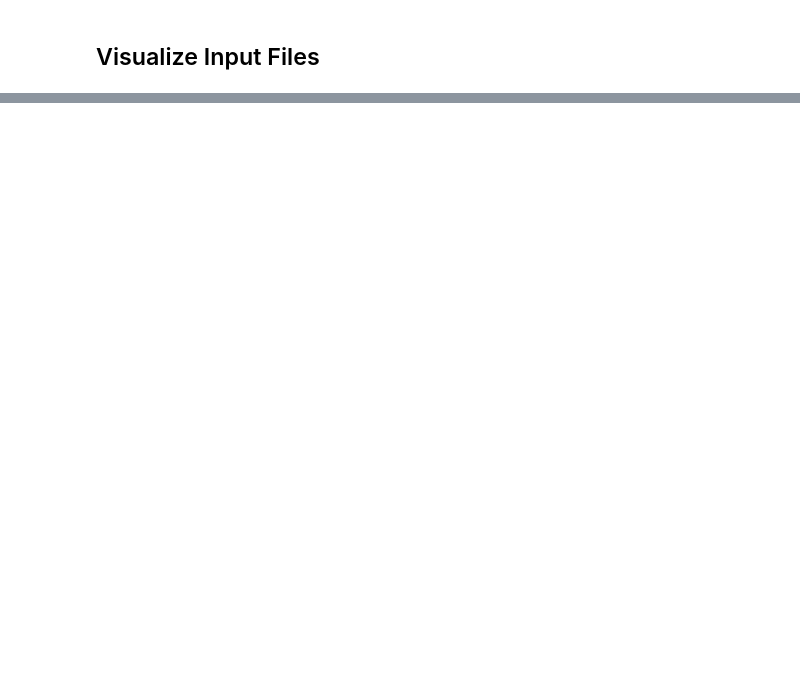
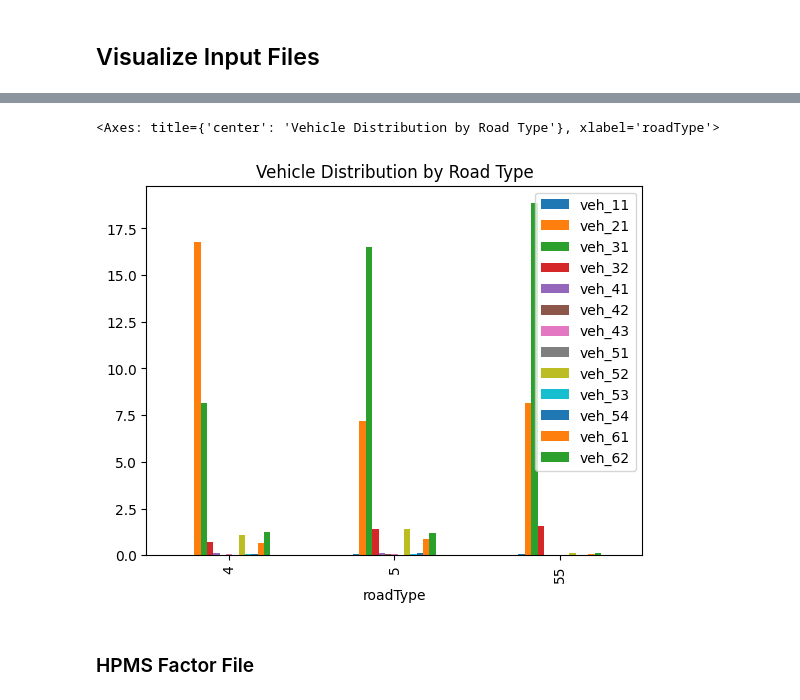
Before and after one commit to jlillywhiteMAG/MOVES_Input_Creation, a Jupyter notebook: MOVES_Input_File_Preparation_DRAFT.ipynb, the cells around one changed output, grey strips where cells are left out. Drawn from its saved outputs; the diff is of its cells as text; code cells hidden in the pictures; blank space fills up the shorter version.

```diff
--- a/MOVES_Input_File_Preparation_DRAFT.ipynb
+++ b/MOVES_Input_File_Preparation_DRAFT.ipynb
@@ -67,0 +90,9 @@ county_df = pd.read_csv(county_filepath)
+# %%
+#Mix File, filtered to year and grouped by road type across all counties
+mix_df = mix_df.drop(columns=['Index','GeoID_WFRC','GeoID_text','dummy','Total'])
+mix_df_filtered = mix_df.loc[(mix_df['Year']==year)]
+mix_df_filtered = mix_df_filtered.apply(pd.to_numeric)
+mix_df_filtered = mix_df_filtered.groupby(['roadType']).sum()
+mix_df_filtered = mix_df_filtered.drop(columns=['Year','County_FIPS'])
+
+display(mix_df_filtered)
@@ -67,0 +105,8 @@ county_df = pd.read_csv(county_filepath)
+# %%
+#Plot of Vehicle Distribution by Road Type
+mix_df_filtered.plot(kind='bar', title = 'Vehicle Distribution by Road Type')
+# %% [output]
+<Axes: title={'center': 'Vehicle Distribution by Road Type'}, xlabel='roadType'>
+[figure, added]
+# %% [markdown]
+### HPMS Factor File
```
Also changed, not shown: parts of 41 cells of this notebook.
